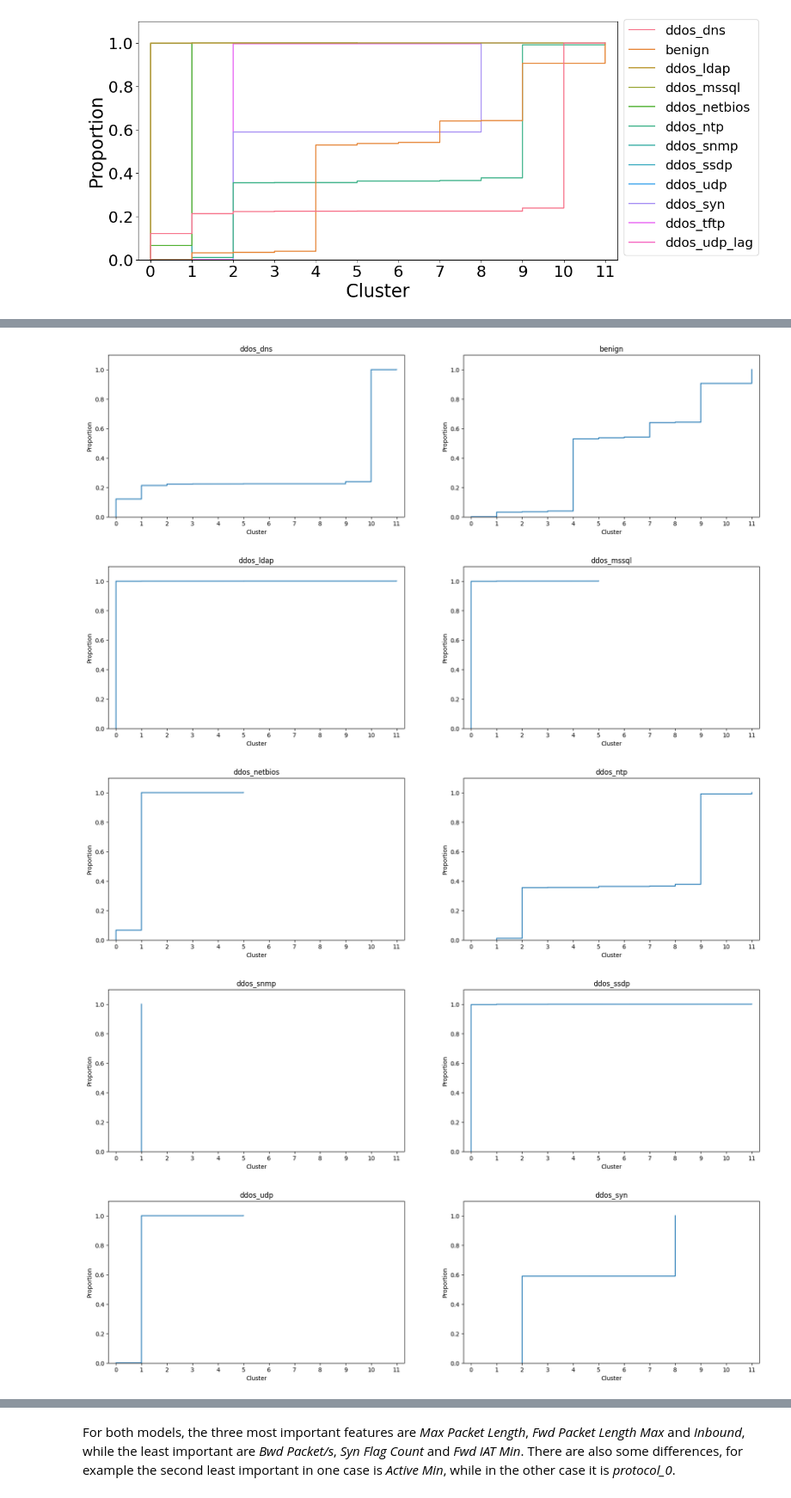
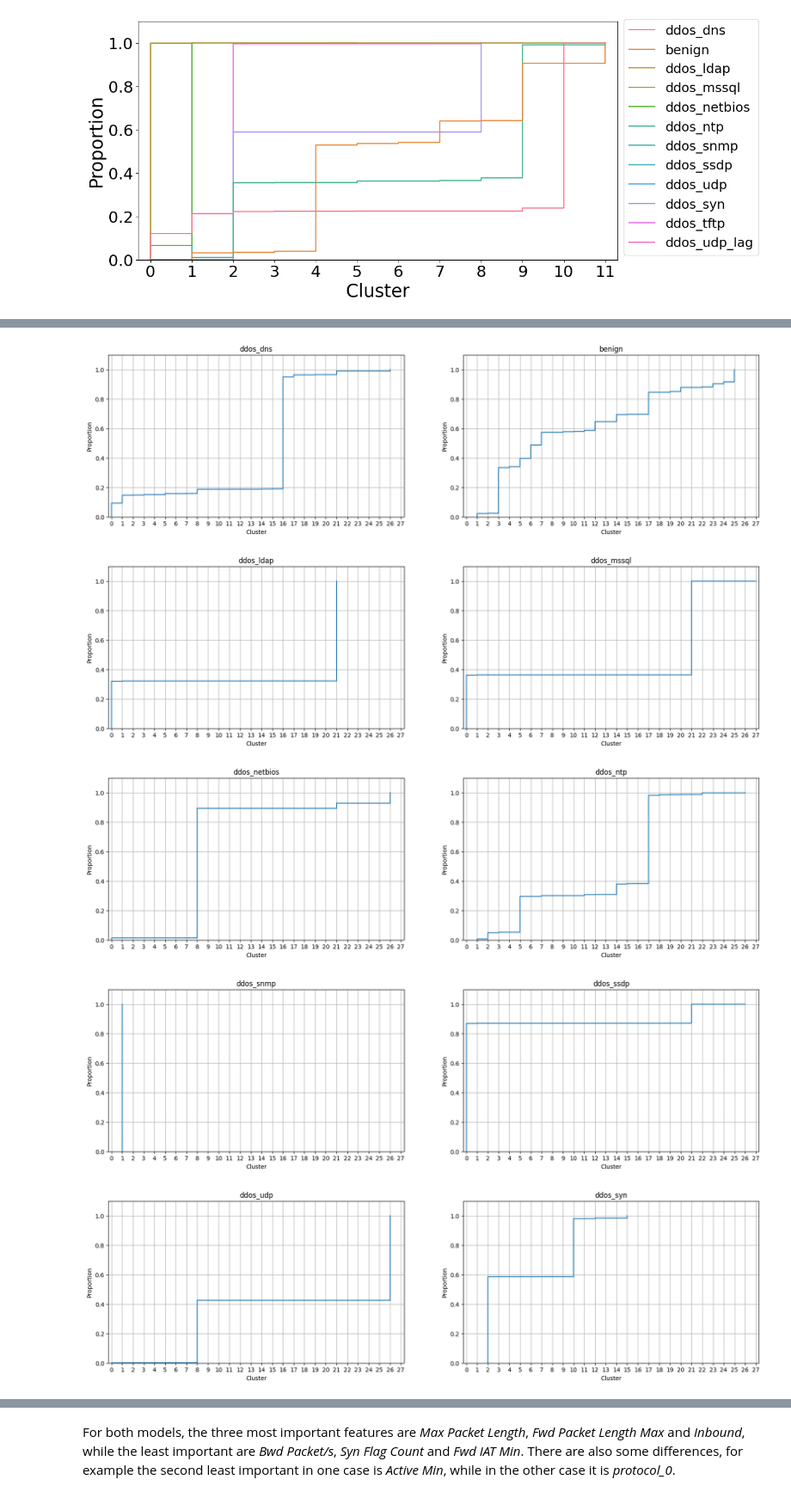
Before and after one commit to iochia02/ML4N_project, a Jupyter notebook: Code/5-cluster_analysis.ipynb, the cells around one changed output, grey strips where cells are left out. Shown at 86% size. Cells and saved outputs as stored; diff of their text form; code cells hidden in the pictures.

```diff
--- a/Code/5-cluster_analysis.ipynb
+++ b/Code/5-cluster_analysis.ipynb
@@ -72,3 +95,31 @@ plt.ylim(0,1.1)
 plt.show()
 # %% [output]
 [figure]
+# %%
+gt_labels = labels['gt_labels'].unique()
+for i in range(0, len(gt_labels), 3):
+    fig, axes = plt.subplots(1, 3, figsize=(20,5))
+    sns.ecdfplot(data=labels[labels['gt_labels']==gt_labels[i]], x = 'cl_labels12', ax = axes[0])
+    axes[0].set_xlabel("Cluster")
+    axes[0].set_ylabel("Proportion")
+    axes[0].set_title(gt_labels[i])
+    axes[0].set_xticks(range(0,12,1))
+    axes[0].set_xlim(-0.3,11.3)
+    axes[0].set_ylim(0,1.1)
+
+    sns.ecdfplot(data=labels[labels['gt_labels']==gt_labels[i+1]], x = 'cl_labels12', ax = axes[1])
+    axes[1].set_xlabel("Cluster")
+    axes[1].set_ylabel("Proportion")
+    axes[1].set_title(gt_labels[i+1])
+    axes[1].set_xticks(range(0,12,1))
+    axes[1].set_xlim(-0.3,11.3)
+    axes[1].set_ylim(0,1.1)
+
+    sns.ecdfplot(data=labels[labels['gt_labels']==gt_labels[i+2]], x = 'cl_labels12', ax = axes[2])
+    axes[2].set_xlabel("Cluster")
+    axes[2].set_ylabel("Proportion")
+    axes[2].set_title(gt_labels[i+2])
+    axes[2].set_xticks(range(0,12,1))
+    axes[2].set_xlim(-0.3,11.3)
+    axes[2].set_ylim(0,1.1)
+    plt.show()
@@ -75,26 +144,28 @@ plt.show()
 # %%
 gt_labels = labels['gt_labels'].unique()
 for i in range(0, len(gt_labels), 2):
     fig, axes = plt.subplots(1, 2, figsize=(20,5))
-    sns.ecdfplot(data=labels[labels['gt_labels']==gt_labels[i]], x = 'cl_labels12', ax = axes[0])
+    sns.ecdfplot(data=labels[labels['gt_labels']==gt_labels[i]], x = 'cl_labels28', ax = axes[0])
     axes[0].set_xlabel("Cluster")
     axes[0].set_ylabel("Proportion")
     axes[0].set_title(gt_labels[i])
-    axes[0].set_xticks(range(0,12,1))
-    axes[0].set_xlim(-0.3,11.3)
+    axes[0].set_xticks(range(0,28,1))
+    axes[0].set_xlim(-0.3,27.3)
     axes[0].set_ylim(0,1.1)
+    axes[0].grid()
 
-    sns.ecdfplot(data=labels[labels['gt_labels']==gt_labels[i+1]], x = 'cl_labels12', ax = axes[1])
+    sns.ecdfplot(data=labels[labels['gt_labels']==gt_labels[i+1]], x = 'cl_labels28', ax = axes[1])
     axes[1].set_xlabel("Cluster")
     axes[1].set_ylabel("Proportion")
     axes[1].set_title(gt_labels[i+1])
-    axes[1].set_xticks(range(0,12,1))
-    axes[1].set_xlim(-0.3,11.3)
+    axes[1].set_xticks(range(0,28,1))
+    axes[1].set_xlim(-0.3,27.3)
     axes[1].set_ylim(0,1.1)
+    axes[1].grid()
     plt.show()
 # %% [output]
-[figure, old version]
+[figure, new version]
-[figure, old version]
+[figure, new version]
-[figure, old version]
+[figure, new version]
-[figure, old version]
+[figure, new version]
-[figure, old version]
+[figure, new version]
```
Also changed, not shown: parts of 38 cells of this notebook, 5 other files.
